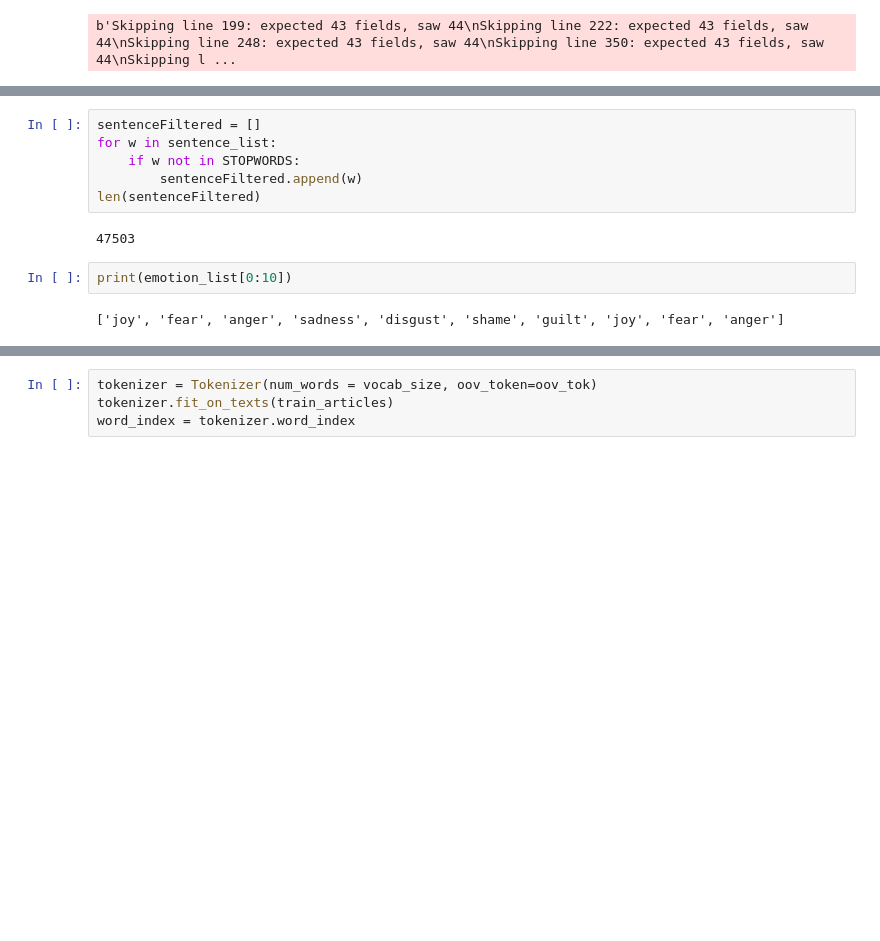
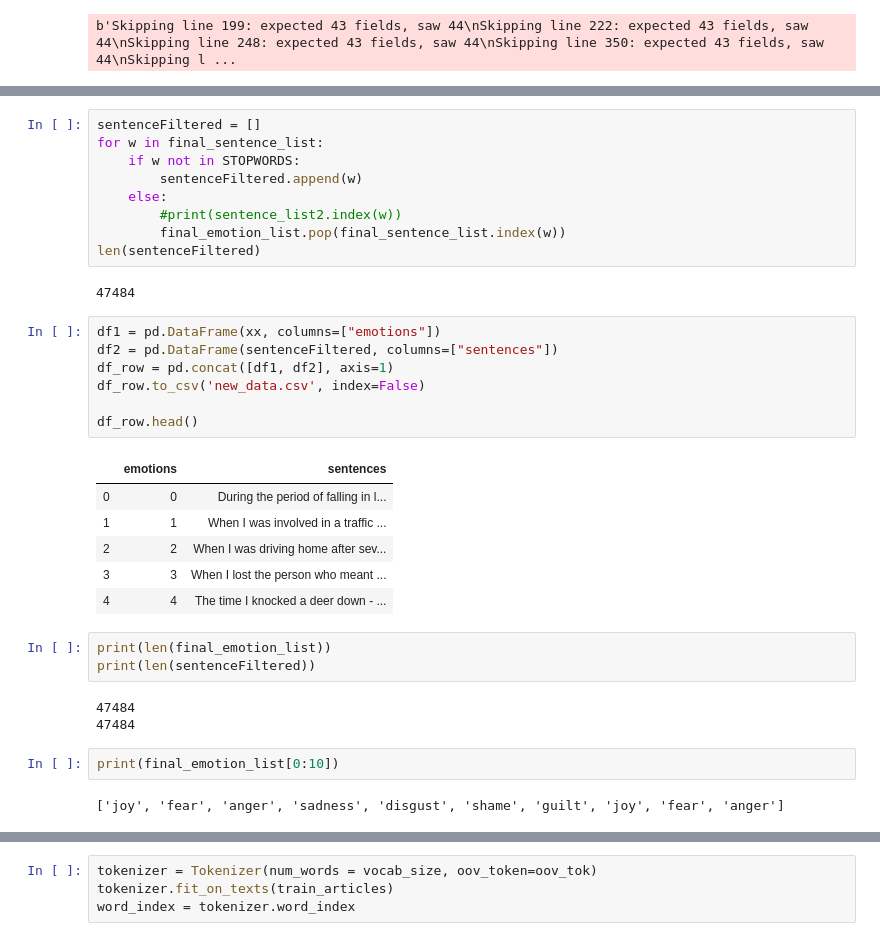
Before and after one commit to jawnpaul/TF-NLP, a Jupyter notebook: Emotion_detector.ipynb, the cells around one changed output, grey strips where cells are left out. Cells and saved outputs as stored; diff of their text form; blank space fills up the shorter version.

```diff
--- a/Emotion_detector.ipynb
+++ b/Emotion_detector.ipynb
@@ -127,14 +168,37 @@ print(res[0:3])
 ['During the period of falling in love, each time that we met and á especially when we had not met for a long time.', 'When I was involved in a traffic accident.', 'When I was driving home after  seve ...
 # %%
 sentenceFiltered = []
-for w in sentence_list:
+for w in final_sentence_list:
     if w not in STOPWORDS:
         sentenceFiltered.append(w)
+    else:
+        #print(sentence_list2.index(w))
+        final_emotion_list.pop(final_sentence_list.index(w))
 len(sentenceFiltered)
 # %% [output]
-47503
+47484
+# %%
+df1 = pd.DataFrame(xx, columns=["emotions"])
+df2 = pd.DataFrame(sentenceFiltered, columns=["sentences"])
+df_row = pd.concat([df1, df2], axis=1)
+df_row.to_csv('new_data.csv', index=False)
+
+df_row.head()
+# %% [output]
+|  | emotions | sentences |
+| 0 | 0 | During the period of falling in l... |
+| 1 | 1 | When I was involved in a traffic ... |
+| 2 | 2 | When I was driving home after sev... |
+| 3 | 3 | When I lost the person who meant ... |
+| 4 | 4 | The time I knocked a deer down - ... |
+# %%
+print(len(final_emotion_list))
+print(len(sentenceFiltered))
+# %% [output]
+47484
+47484
 # %%
-print(emotion_list[0:10])
+print(final_emotion_list[0:10])
 # %% [output]
 ['joy', 'fear', 'anger', 'sadness', 'disgust', 'shame', 'guilt', 'joy', 'fear', 'anger']
 # %%
```
Also changed, not shown: parts of 35 cells of this notebook, 8 other files.
